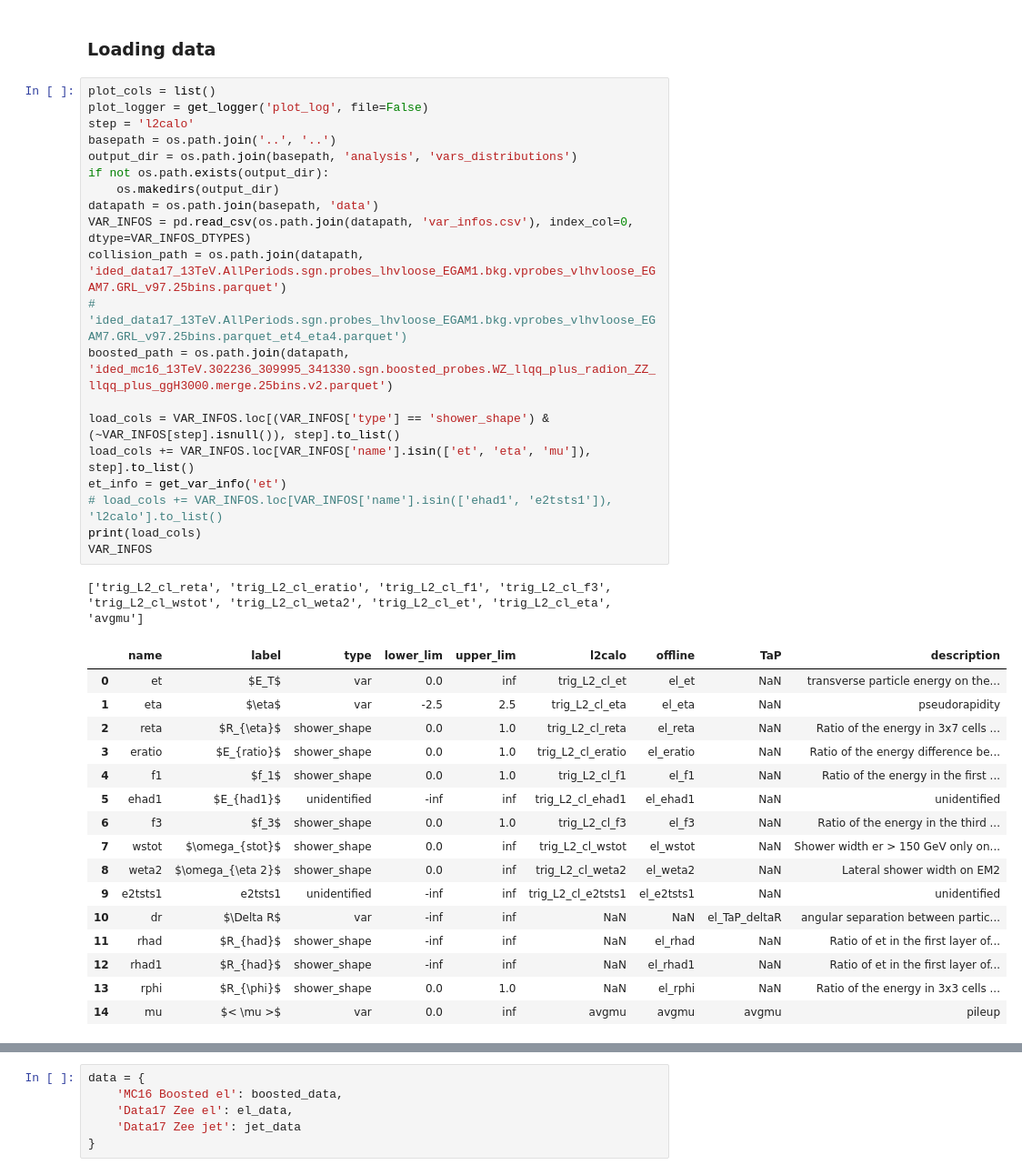
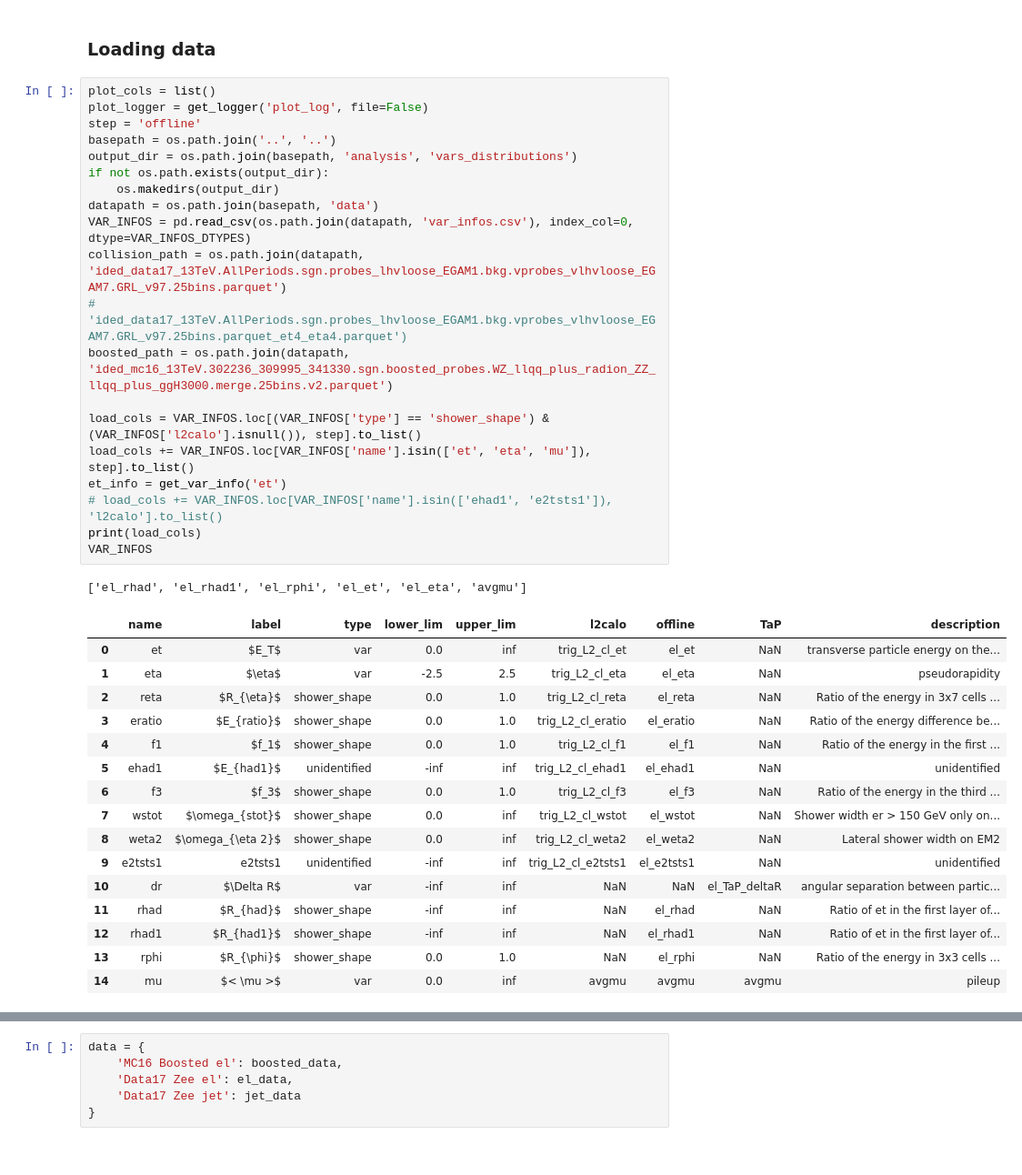
Before and after one commit to lucasbanunes/ringer, a Jupyter notebook: plots.ipynb, the cells around one changed output, grey strips where cells are left out. Shown at 91% size. Cells and saved outputs as stored; diff of their text form.

```diff
--- a/plots.ipynb
+++ b/plots.ipynb
@@ -347,39 +347,39 @@ def get_hist2d_log_norms(data, x, y, var_bins, var_ranges, step):
 # %%
 plot_cols = list()
 plot_logger = get_logger('plot_log', file=False)
-step = 'l2calo'
+step = 'offline'
 basepath = os.path.join('..', '..')
 output_dir = os.path.join(basepath, 'analysis', 'vars_distributions')
 if not os.path.exists(output_dir):
     os.makedirs(output_dir)
 datapath = os.path.join(basepath, 'data')
 VAR_INFOS = pd.read_csv(os.path.join(datapath, 'var_infos.csv'), index_col=0, dtype=VAR_INFOS_DTYPES)
 collision_path = os.path.join(datapath, 'ided_data17_13TeV.AllPeriods.sgn.probes_lhvloose_EGAM1.bkg.vprobes_vlhvloose_EGAM7.GRL_v97.25bins.parquet')
 #                              'ided_data17_13TeV.AllPeriods.sgn.probes_lhvloose_EGAM1.bkg.vprobes_vlhvloose_EGAM7.GRL_v97.25bins.parquet_et4_eta4.parquet')
 boosted_path = os.path.join(datapath, 'ided_mc16_13TeV.302236_309995_341330.sgn.boosted_probes.WZ_llqq_plus_radion_ZZ_llqq_plus_ggH3000.merge.25bins.v2.parquet')
 
-load_cols = VAR_INFOS.loc[(VAR_INFOS['type'] == 'shower_shape') & (~VAR_INFOS[step].isnull()), step].to_list()
+load_cols = VAR_INFOS.loc[(VAR_INFOS['type'] == 'shower_shape') & (VAR_INFOS['l2calo'].isnull()), step].to_list()
 load_cols += VAR_INFOS.loc[VAR_INFOS['name'].isin(['et', 'eta', 'mu']), step].to_list()
 et_info = get_var_info('et')
 # load_cols += VAR_INFOS.loc[VAR_INFOS['name'].isin(['ehad1', 'e2tsts1']), 'l2calo'].to_list()
 print(load_cols)
 VAR_INFOS
 # %% [output]
-['trig_L2_cl_reta', 'trig_L2_cl_eratio', 'trig_L2_cl_f1', 'trig_L2_cl_f3', 'trig_L2_cl_wstot', 'trig_L2_cl_weta2', 'trig_L2_cl_et', 'trig_L2_cl_eta', 'avgmu']
+['el_rhad', 'el_rhad1', 'el_rphi', 'el_et', 'el_eta', 'avgmu']
 |  | name | label | type | lower_lim | upper_lim | l2calo | offline | TaP | description |
 | 0 | et | $E_T$ | var | 0.0 | inf | trig_L2_cl_et | el_et | NaN | transverse particle energy on the... |
 | 1 | eta | $\eta$ | var | -2.5 | 2.5 | trig_L2_cl_eta | el_eta | NaN | pseudorapidity |
 | 2 | reta | $R_{\eta}$ | shower_shape | 0.0 | 1.0 | trig_L2_cl_reta | el_reta | NaN | Ratio of the energy in 3x7 cells ... |
 | 3 | eratio | $E_{ratio}$ | shower_shape | 0.0 | 1.0 | trig_L2_cl_eratio | el_eratio | NaN | Ratio of the energy difference be... |
 | 4 | f1 | $f_1$ | shower_shape | 0.0 | 1.0 | trig_L2_cl_f1 | el_f1 | NaN | Ratio of the energy in the first ... |
 | 5 | ehad1 | $E_{had1}$ | unidentified | -inf | inf | trig_L2_cl_ehad1 | el_ehad1 | NaN | unidentified |
 | 6 | f3 | $f_3$ | shower_shape | 0.0 | 1.0 | trig_L2_cl_f3 | el_f3 | NaN | Ratio of the energy in the third ... |
 | 7 | wstot | $\omega_{stot}$ | shower_shape | 0.0 | inf | trig_L2_cl_wstot | el_wstot | NaN | Shower width er > 150 GeV only on... |
 | 8 | weta2 | $\omega_{\eta 2}$ | shower_shape | 0.0 | inf | trig_L2_cl_weta2 | el_weta2 | NaN | Lateral shower width on EM2 |
 | 9 | e2tsts1 | e2tsts1 | unidentified | -inf | inf | trig_L2_cl_e2tsts1 | el_e2tsts1 | NaN | unidentified |
 | 10 | dr | $\Delta R$ | var | -inf | inf | NaN | NaN | el_TaP_deltaR | angular separation between partic... |
 | 11 | rhad | $R_{had}$ | shower_shape | -inf | inf | NaN | el_rhad | NaN | Ratio of et in the first layer of... |
-| 12 | rhad1 | $R_{had}$ | shower_shape | -inf | inf | NaN | el_rhad1 | NaN | Ratio of et in the first layer of... |
+| 12 | rhad1 | $R_{had1}$ | shower_shape | -inf | inf | NaN | el_rhad1 | NaN | Ratio of et in the first layer of... |
 | 13 | rphi | $R_{\phi}$ | shower_shape | 0.0 | 1.0 | NaN | el_rphi | NaN | Ratio of the energy in 3x3 cells ... |
 | 14 | mu | $< \mu >$ | var | 0.0 | inf | avgmu | avgmu | avgmu | pileup |
 # %%
```
Also changed, not shown: parts of 6 cells of this notebook.
